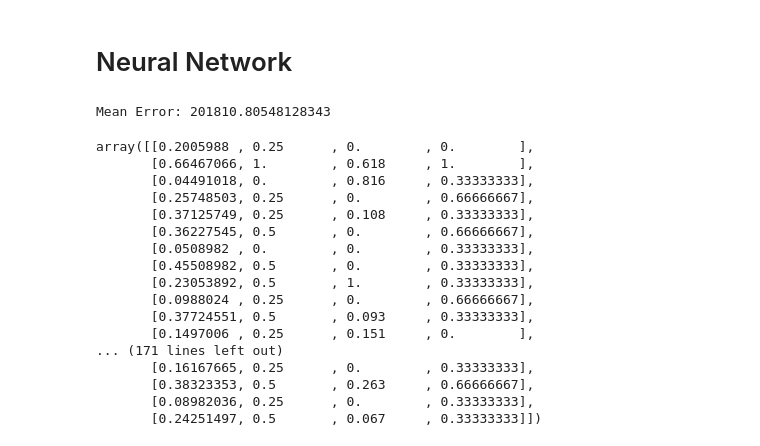
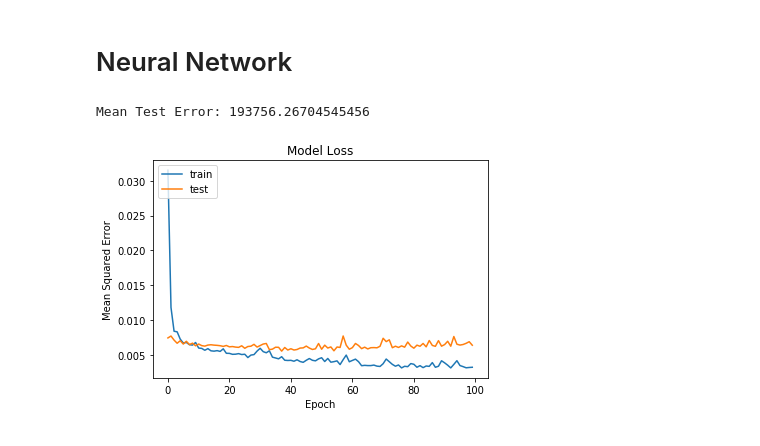
Before and after one commit to NordAxon/ai-for-leaders, a Jupyter notebook: ai_course.ipynb, the cells around one changed output. Drawn from its saved outputs; the diff is of its cells as text; code cells hidden in the pictures.

Commit message:
Plot of train and test loss during training

```diff
--- a/ai_course.ipynb
+++ b/ai_course.ipynb
@@ -167,49 +170,47 @@ Mean Error: 237115.5834464449
 # %% [markdown]
 # Neural Network
 # %%
-from keras.models import Sequential
-from keras.layers import Dense
-from sklearn.datasets import make_regression
-from sklearn.preprocessing import MinMaxScaler
-
-# generate regression dataset
-#X, y = make_regression(n_samples=100, n_features=2, noise=0.1, random_state=1)
-
 x = housing_small_df[['BuildingArea', 'Rooms', 'Landsize', 'Car']]
 y = housing_small_df['Price']
 
 x_train, x_test, y_train, y_test = train_test_split(x, y, test_size=0.5)
 
+# Scale the data
 scaler = MinMaxScaler()
 x_train = scaler.fit_transform(x_train)
 x_test = scaler.transform(x_test)
 y_train = scaler.fit_transform(y_train.values.reshape(len(y_train),1))
 y_test = scaler.transform(y_test.values.reshape(len(y_test),1))
 
-#X = scalarX.transform(X)
-#y = scalarY.transform(y.reshape(100,1))
-# define and fit the final model
+# define the model
 model = Sequential()
-model.add(Dense(20, input_dim=4, activation='relu'))
-model.add(Dense(20, activation='relu'))
+model.add(Dense(1000, input_dim=4, activation='relu'))
+model.add(Dense(1000, activation='relu'))
 model.add(Dense(1, activation='linear'))
-model.compile(loss='mse', optimizer='adam')
+model.compile(loss='mse', optimizer='adam', metrics=['mean_squared_error', 'mean_absolute_error'])
 
-model.fit(x_train, y_train, epochs=100, verbose=0)
+# train the model
+history = model.fit(x_train, y_train, epochs=100, verbose=0, validation_data=(x_test, y_test))
 
-# new instances where we do not know the answer
-#Xnew, a = make_regression(n_samples=3, n_features=2, noise=0.1, random_state=1)
-#Xnew = scalarX.transform(Xnew)
 # make a prediction
-
 y_pred = model.predict(x_test)[:,0]
 # show the inputs and predicted outputs
 
 y_pred = scaler.inverse_transform(y_pred.reshape(len(y_pred),1))
 y_test = scaler.inverse_transform(y_test)
 
 # Evaluate Results
 mean_error = (pd.Series(y_pred[:,0]) - y_test[:,0]).abs().mean()
-print('Mean Error: ' + str(mean_error))
+print('Mean Test Error: ' + str(mean_error))
+
+# Plot error over training time
+plt.plot(history.history['mean_squared_error'])
+plt.plot(history.history['val_mean_squared_error'])
+plt.title('Model Loss')
+plt.ylabel('Mean Squared Error')
+plt.xlabel('Epoch')
+plt.legend(['train', 'test'], loc='upper left')
+plt.show()
 # %% [output]
-Mean Error: 201810.80548128343
+Mean Test Error: 193756.26704545456
+[figure, added]
@@ -218,20 +216,0 @@ Mean Error: 201810.80548128343
-# %%
-x_train
-# %% [output]
-array([[0.2005988 , 0.25      , 0.        , 0.        ],
-       [0.66467066, 1.        , 0.618     , 1.        ],
-       [0.04491018, 0.        , 0.816     , 0.33333333],
-       [0.25748503, 0.25      , 0.        , 0.66666667],
-       [0.37125749, 0.25      , 0.108     , 0.33333333],
-       [0.36227545, 0.5       , 0.        , 0.66666667],
-       [0.0508982 , 0.        , 0.        , 0.33333333],
-       [0.45508982, 0.5       , 0.        , 0.33333333],
-       [0.23053892, 0.5       , 1.        , 0.33333333],
-       [0.0988024 , 0.25      , 0.        , 0.66666667],
-       [0.37724551, 0.5       , 0.093     , 0.33333333],
-       [0.1497006 , 0.25      , 0.151     , 0.        ],
-... (171 lines left out)
-       [0.16167665, 0.25      , 0.        , 0.33333333],
-       [0.38323353, 0.5       , 0.263     , 0.66666667],
-       [0.08982036, 0.25      , 0.        , 0.33333333],
-       [0.24251497, 0.5       , 0.067     , 0.33333333]])
```
Also changed, not shown: parts of 5 cells of this notebook, 1 other file.
